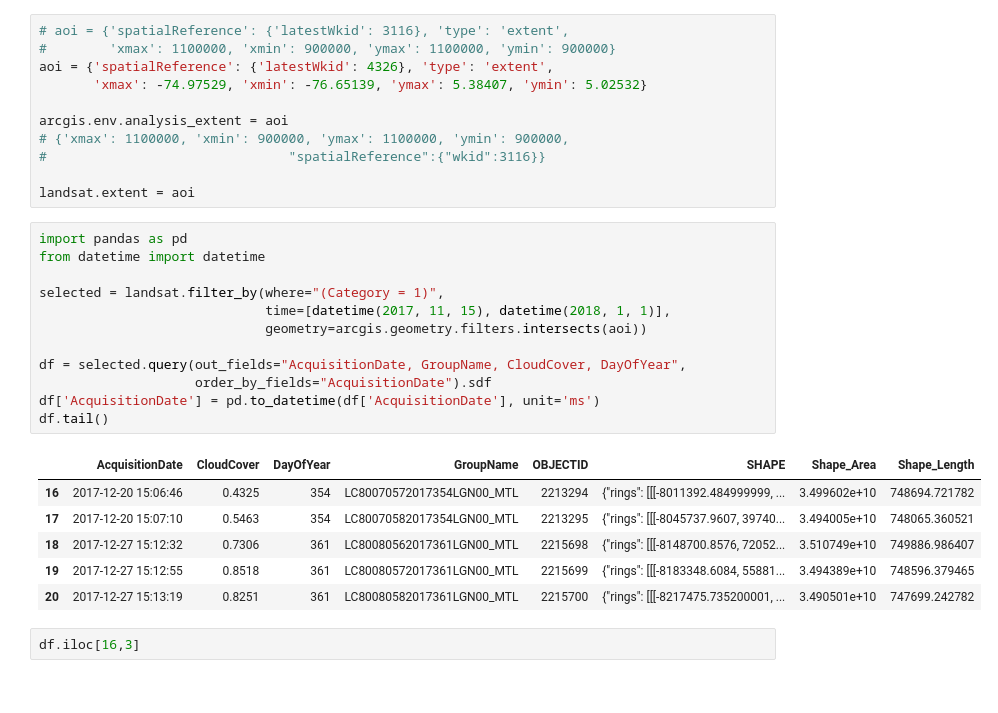
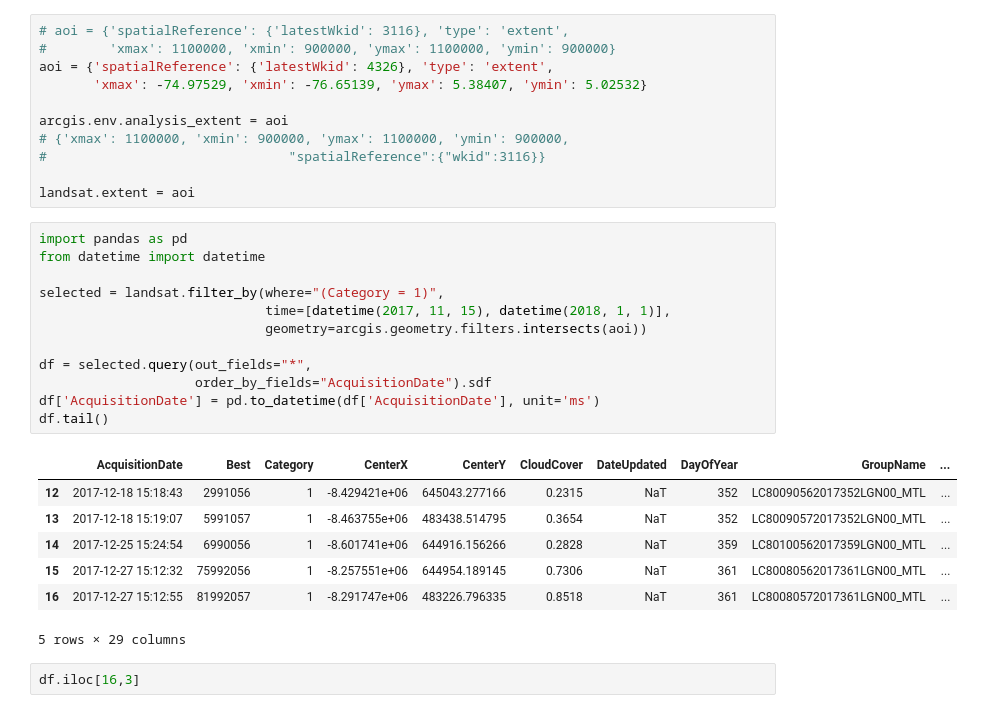
Before and after one commit to GeoGeeks/Api_Python_for_ArcGIS_dev2019, a Jupyter notebook: Imagenes satelitales.ipynb, the cells around one changed output. Cells and saved outputs as stored; diff of their text form.

```diff
--- a/Imagenes satelitales.ipynb
+++ b/Imagenes satelitales.ipynb
@@ -30,22 +30,23 @@ landsat.extent = aoi
 # %%
 import pandas as pd
 from datetime import datetime
 
 selected = landsat.filter_by(where="(Category = 1)",
                              time=[datetime(2017, 11, 15), datetime(2018, 1, 1)],
                              geometry=arcgis.geometry.filters.intersects(aoi))
 
-df = selected.query(out_fields="AcquisitionDate, GroupName, CloudCover, DayOfYear",
+df = selected.query(out_fields="*",
                     order_by_fields="AcquisitionDate").sdf
 df['AcquisitionDate'] = pd.to_datetime(df['AcquisitionDate'], unit='ms')
 df.tail()
 # %% [output]
-|  | AcquisitionDate | CloudCover | DayOfYear | GroupName | OBJECTID | SHAPE | Shape_Area | Shape_Length |
-| 16 | 2017-12-20 15:06:46 | 0.4325 | 354 | LC80070572017354LGN00_MTL | 2213294 | {"rings": [[[-8011392.484999999, ... | 3.499602e+10 | 748694.721782 |
-| 17 | 2017-12-20 15:07:10 | 0.5463 | 354 | LC80070582017354LGN00_MTL | 2213295 | {"rings": [[[-8045737.9607, 39740... | 3.494005e+10 | 748065.360521 |
-| 18 | 2017-12-27 15:12:32 | 0.7306 | 361 | LC80080562017361LGN00_MTL | 2215698 | {"rings": [[[-8148700.8576, 72052... | 3.510749e+10 | 749886.986407 |
-| 19 | 2017-12-27 15:12:55 | 0.8518 | 361 | LC80080572017361LGN00_MTL | 2215699 | {"rings": [[[-8183348.6084, 55881... | 3.494389e+10 | 748596.379465 |
-| 20 | 2017-12-27 15:13:19 | 0.8251 | 361 | LC80080582017361LGN00_MTL | 2215700 | {"rings": [[[-8217475.735200001, ... | 3.490501e+10 | 747699.242782 |
+|  | AcquisitionDate | Best | Category | CenterX | CenterY | CloudCover | DateUpdated | DayOfYear | GroupName | ... |
+| 12 | 2017-12-18 15:18:43 | 2991056 | 1 | -8.429421e+06 | 645043.277166 | 0.2315 | NaT | 352 | LC80090562017352LGN00_MTL | ... |
+| 13 | 2017-12-18 15:19:07 | 5991057 | 1 | -8.463755e+06 | 483438.514795 | 0.3654 | NaT | 352 | LC80090572017352LGN00_MTL | ... |
+| 14 | 2017-12-25 15:24:54 | 6990056 | 1 | -8.601741e+06 | 644916.156266 | 0.2828 | NaT | 359 | LC80100562017359LGN00_MTL | ... |
+| 15 | 2017-12-27 15:12:32 | 75992056 | 1 | -8.257551e+06 | 644954.189145 | 0.7306 | NaT | 361 | LC80080562017361LGN00_MTL | ... |
+| 16 | 2017-12-27 15:12:55 | 81992057 | 1 | -8.291747e+06 | 483226.796335 | 0.8518 | NaT | 361 | LC80080572017361LGN00_MTL | ... |
+5 rows × 29 columns
 # %%
 df.iloc[16,3]
 # %% [output]
```
